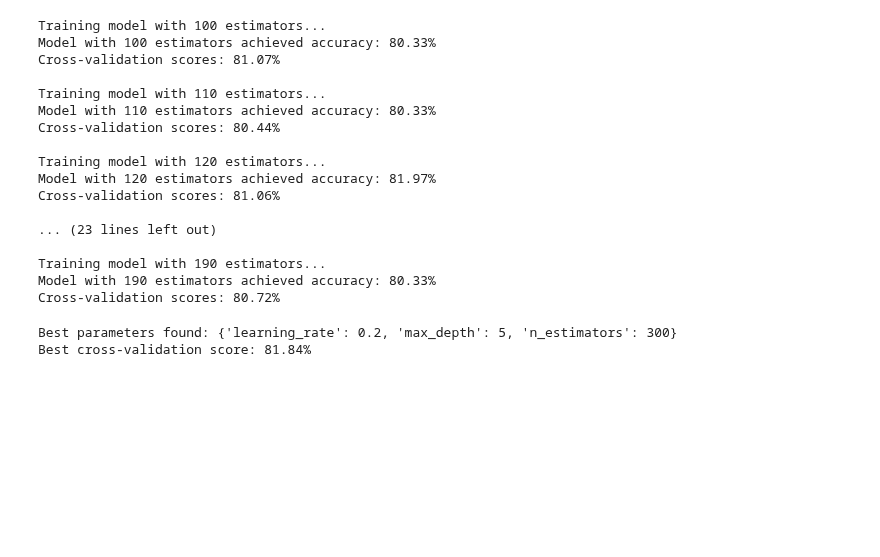
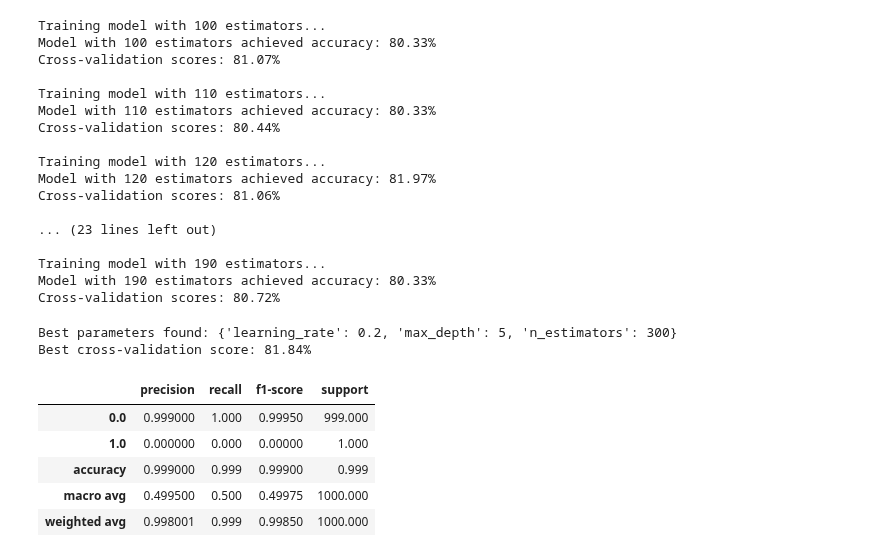
Before and after one commit to ayinde-xyz/ml-learn, a Jupyter notebook: sklearn_test.ipynb, the cells around one changed output. Cells and saved outputs as stored; diff of their text form; code cells hidden in the pictures; blank space fills up the shorter version.

```diff
--- a/sklearn_test.ipynb
+++ b/sklearn_test.ipynb
@@ -285,3 +288,21 @@ print(f"Best cross-validation score: {grid.best_score_ * 100:.2f}%")
 # %% [output]
 Best parameters found: {'learning_rate': 0.2, 'max_depth': 5, 'n_estimators': 300}
 Best cross-validation score: 81.84%
+# %%
+np.random.seed(42)
+
+
+diseases_true = np.zeros(1000)
+
+diseases_true[0] = 1  # First patient has the disease
+
+diseases_pred = np.zeros(1000)
+
+pd.DataFrame(classification_report(diseases_true, diseases_pred, output_dict=True, zero_division=0)).T
+# %% [output]
+|  | precision | recall | f1-score | support |
+| 0.0 | 0.999000 | 1.000 | 0.99950 | 999.000 |
+| 1.0 | 0.000000 | 0.000 | 0.00000 | 1.000 |
+| accuracy | 0.999000 | 0.999 | 0.99900 | 0.999 |
+| macro avg | 0.499500 | 0.500 | 0.49975 | 1000.000 |
+| weighted avg | 0.998001 | 0.999 | 0.99850 | 1000.000 |
```
Also changed, not shown: parts of 6 cells of this notebook, 2 other files.
